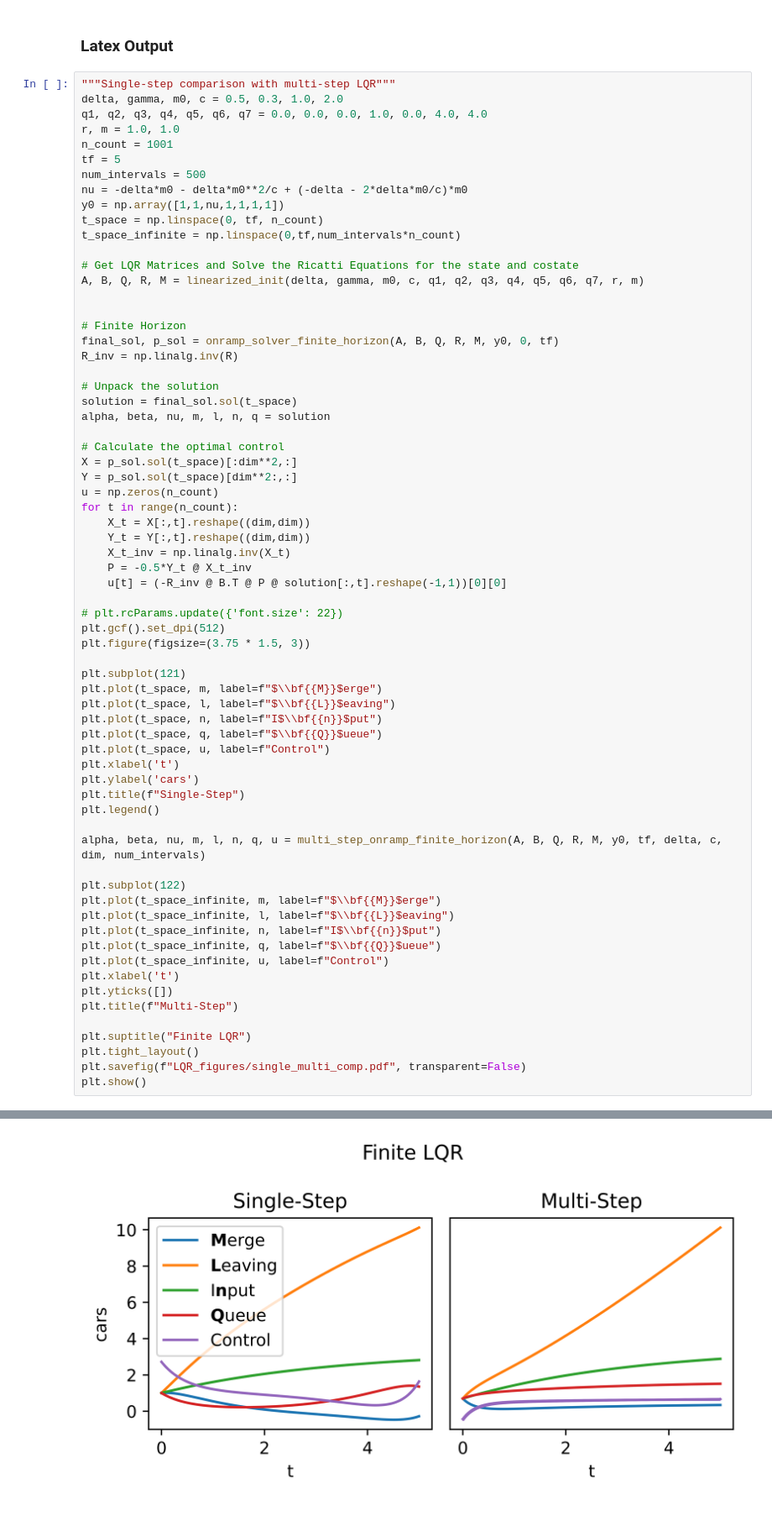
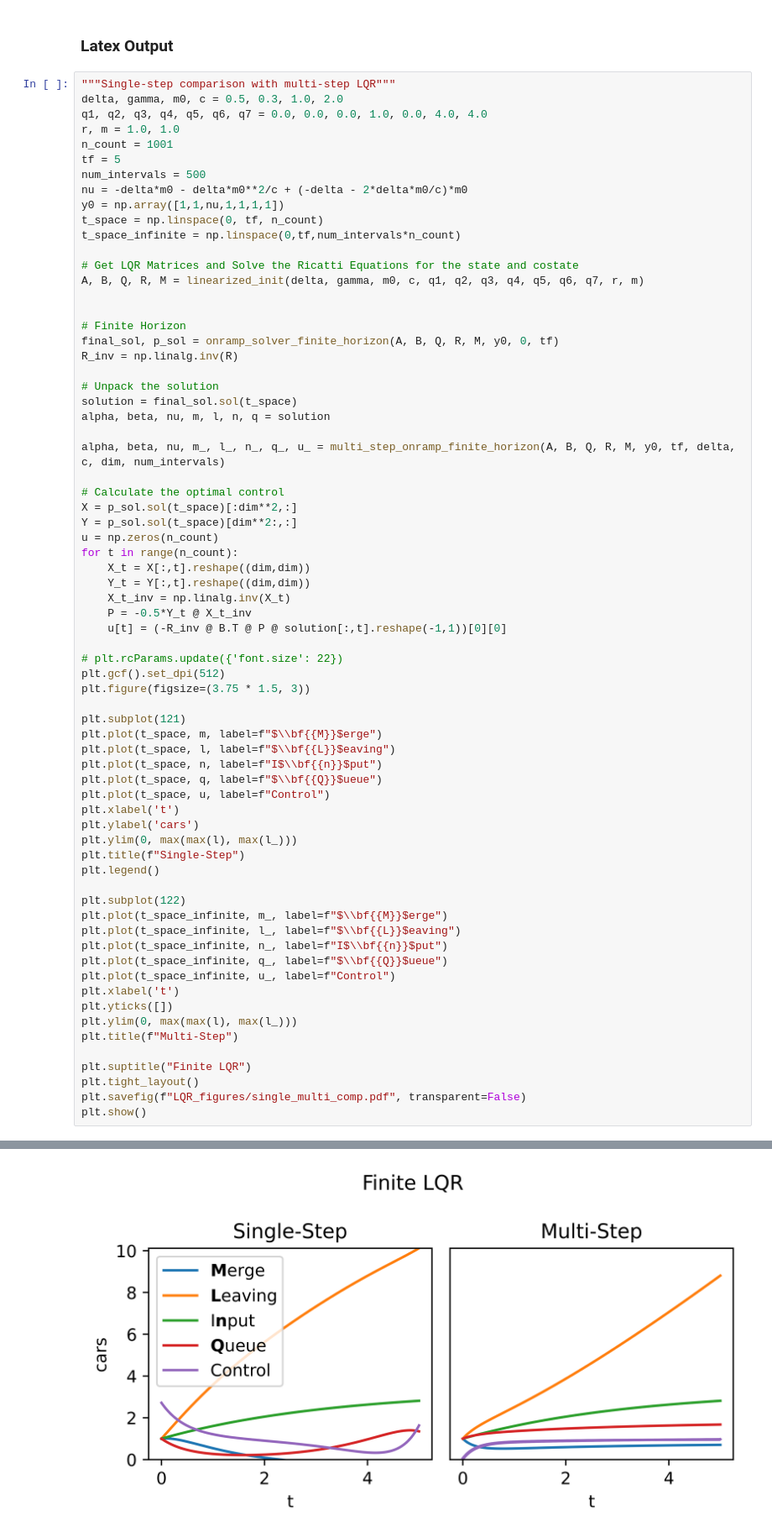
Before and after one commit to btrendler/v4_project_winter, a Jupyter notebook: Dallin.ipynb, the cells around one changed output, grey strips where cells are left out. Shown at 84% size. Saved outputs shown, nothing was run; the diff lists cells and outputs as text.

Commit message:
Fix Latex plot and run again

```diff
--- a/Dallin.ipynb
+++ b/Dallin.ipynb
@@ -392,6 +392,8 @@ R_inv = np.linalg.inv(R)
 solution = final_sol.sol(t_space)
 alpha, beta, nu, m, l, n, q = solution
 
+alpha, beta, nu, m_, l_, n_, q_, u_ = multi_step_onramp_finite_horizon(A, B, Q, R, M, y0, tf, delta, c, dim, num_intervals)
+
 # Calculate the optimal control
 X = p_sol.sol(t_space)[:dim**2,:]
 Y = p_sol.sol(t_space)[dim**2:,:]
@@ -402,38 +404,38 @@ for t in range(n_count):
     X_t_inv = np.linalg.inv(X_t)
     P = -0.5*Y_t @ X_t_inv
     u[t] = (-R_inv @ B.T @ P @ solution[:,t].reshape(-1,1))[0][0]
 
 # plt.rcParams.update({'font.size': 22})
 plt.gcf().set_dpi(512)
 plt.figure(figsize=(3.75 * 1.5, 3))
 
 plt.subplot(121)
 plt.plot(t_space, m, label=f"$\\bf{{M}}$erge")
 plt.plot(t_space, l, label=f"$\\bf{{L}}$eaving")
 plt.plot(t_space, n, label=f"I$\\bf{{n}}$put")
 plt.plot(t_space, q, label=f"$\\bf{{Q}}$ueue")
 plt.plot(t_space, u, label=f"Control")
 plt.xlabel('t')
 plt.ylabel('cars')
+plt.ylim(0, max(max(l), max(l_)))
 plt.title(f"Single-Step")
 plt.legend()
 
-alpha, beta, nu, m, l, n, q, u = multi_step_onramp_finite_horizon(A, B, Q, R, M, y0, tf, delta, c, dim, num_intervals)
-
 plt.subplot(122)
-plt.plot(t_space_infinite, m, label=f"$\\bf{{M}}$erge")
-plt.plot(t_space_infinite, l, label=f"$\\bf{{L}}$eaving")
-plt.plot(t_space_infinite, n, label=f"I$\\bf{{n}}$put")
-plt.plot(t_space_infinite, q, label=f"$\\bf{{Q}}$ueue")
-plt.plot(t_space_infinite, u, label=f"Control")
+plt.plot(t_space_infinite, m_, label=f"$\\bf{{M}}$erge")
+plt.plot(t_space_infinite, l_, label=f"$\\bf{{L}}$eaving")
+plt.plot(t_space_infinite, n_, label=f"I$\\bf{{n}}$put")
+plt.plot(t_space_infinite, q_, label=f"$\\bf{{Q}}$ueue")
+plt.plot(t_space_infinite, u_, label=f"Control")
 plt.xlabel('t')
 plt.yticks([])
+plt.ylim(0, max(max(l), max(l_)))
 plt.title(f"Multi-Step")
 
 plt.suptitle("Finite LQR")
 plt.tight_layout()
 plt.savefig(f"LQR_figures/single_multi_comp.pdf", transparent=False)
 plt.show()
 # %% [output]
 <Figure size 1920x1536 with 0 Axes>
-[figure, old version]
+[figure, new version]
```
Also changed, not shown: 1 other file.
